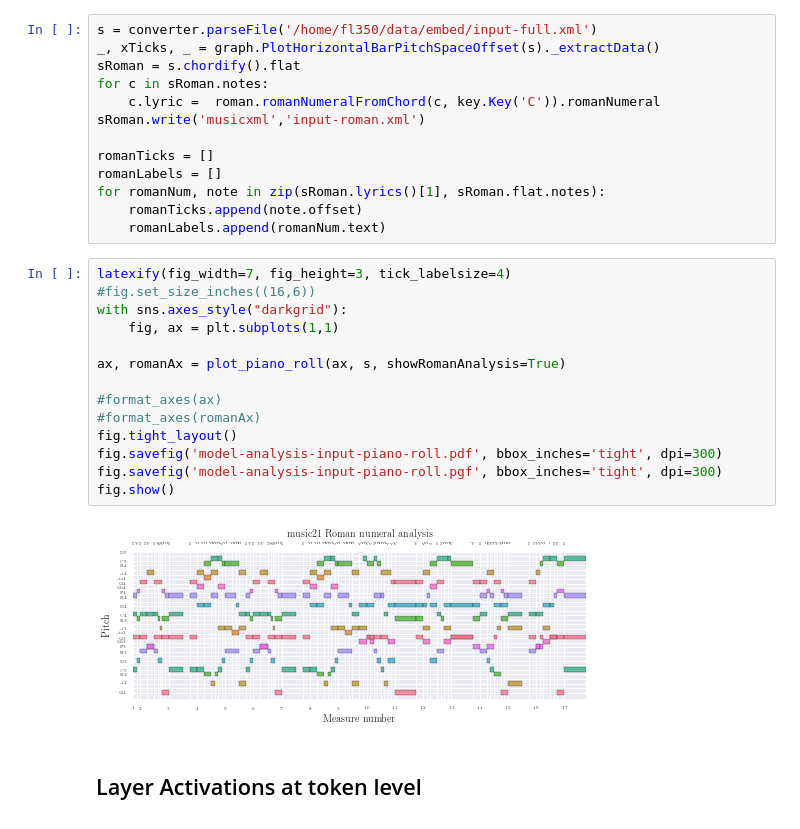
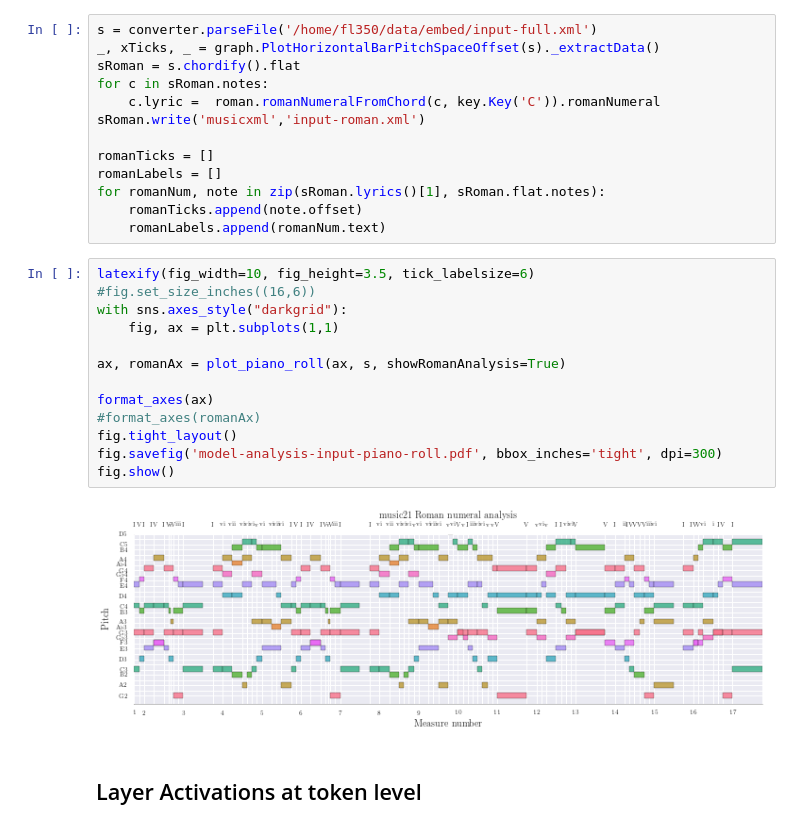
Before and after one commit to feynmanliang/bachbot-thesis, a Jupyter notebook: jupyter-notebooks/LSTM Visualizations.ipynb, the cells around one changed output. Cells and saved outputs as stored; diff of their text form.

```diff
--- a/jupyter-notebooks/LSTM Visualizations.ipynb
+++ b/jupyter-notebooks/LSTM Visualizations.ipynb
@@ -178,21 +178,20 @@ for romanNum, note in zip(sRoman.lyrics()[1], sRoman.flat.notes):
     romanTicks.append(note.offset)
     romanLabels.append(romanNum.text)
 # %%
-latexify(fig_width=7, fig_height=3, tick_labelsize=4)
+latexify(fig_width=10, fig_height=3.5, tick_labelsize=6)
 #fig.set_size_inches((16,6))
 with sns.axes_style("darkgrid"):
     fig, ax = plt.subplots(1,1)
 
 ax, romanAx = plot_piano_roll(ax, s, showRomanAnalysis=True)
 
-#format_axes(ax)
+format_axes(ax)
 #format_axes(romanAx)
 fig.tight_layout()
 fig.savefig('model-analysis-input-piano-roll.pdf', bbox_inches='tight', dpi=300)
-fig.savefig('model-analysis-input-piano-roll.pgf', bbox_inches='tight', dpi=300)
 fig.show()
 # %% [output]
-[figure, old version]
+[figure, new version]
 # %% [markdown]
 ## Layer Activations at token level
 # %%
```
Also changed, not shown: parts of 6 cells of this notebook, 32 other files.
